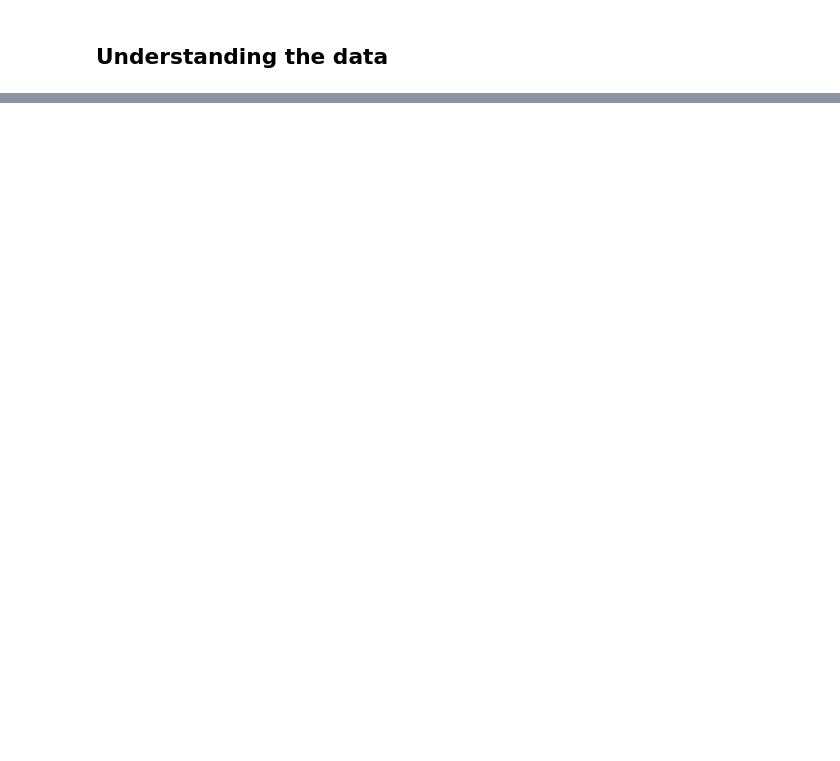
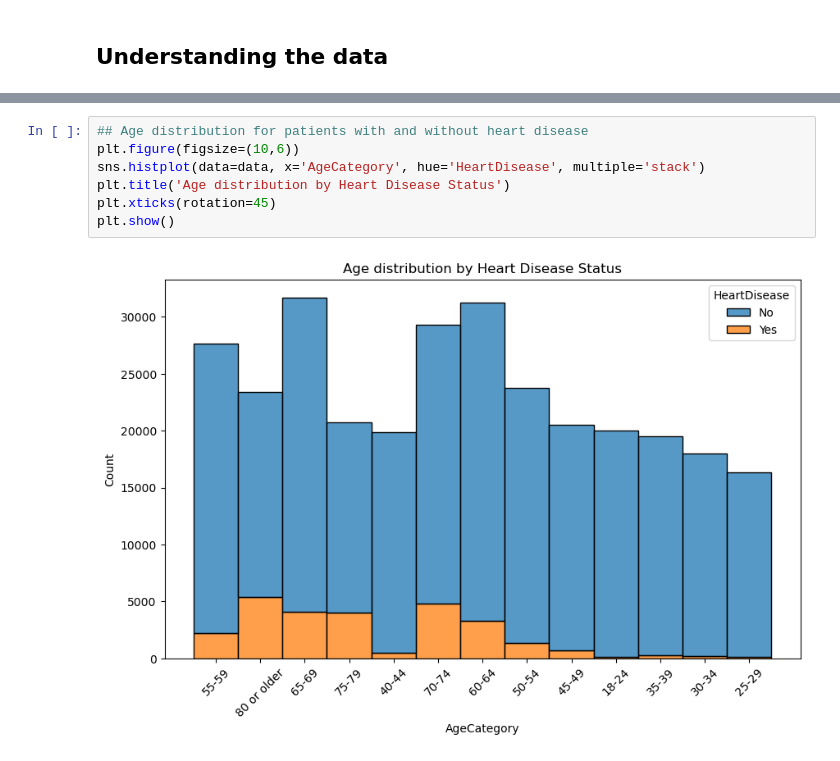
Before and after one commit to ShobhitSarkar/heart-disease-predictor, a Jupyter notebook: heart_disease.ipynb, the cells around one changed output, grey strips where cells are left out. Saved outputs shown, nothing was run; the diff lists cells and outputs as text; blank space fills up the shorter version.

```diff
--- a/heart_disease.ipynb
+++ b/heart_disease.ipynb
@@ -109,0 +87,9 @@ plt.show()
+# %%
+## Age distribution for patients with and without heart disease
+plt.figure(figsize=(10,6))
+sns.histplot(data=data, x='AgeCategory', hue='HeartDisease', multiple='stack')
+plt.title('Age distribution by Heart Disease Status')
+plt.xticks(rotation=45)
+plt.show()
+# %% [output]
+[figure, added]
```
Also changed, not shown: parts of 26 cells of this notebook.
